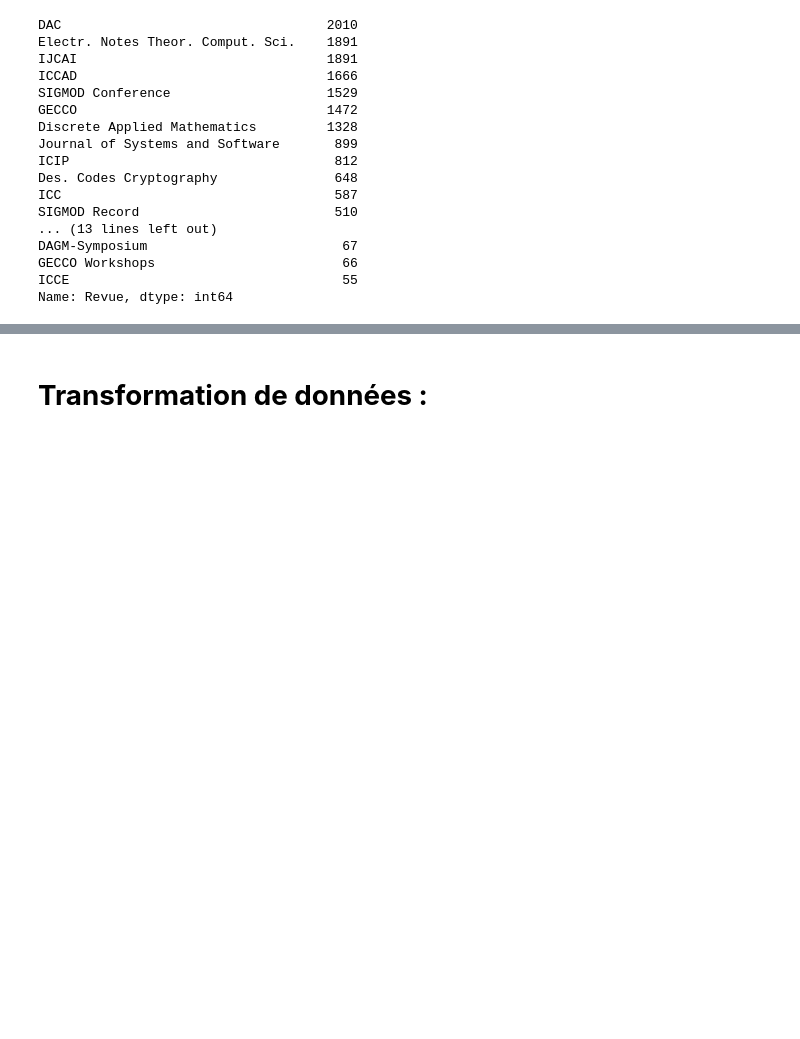
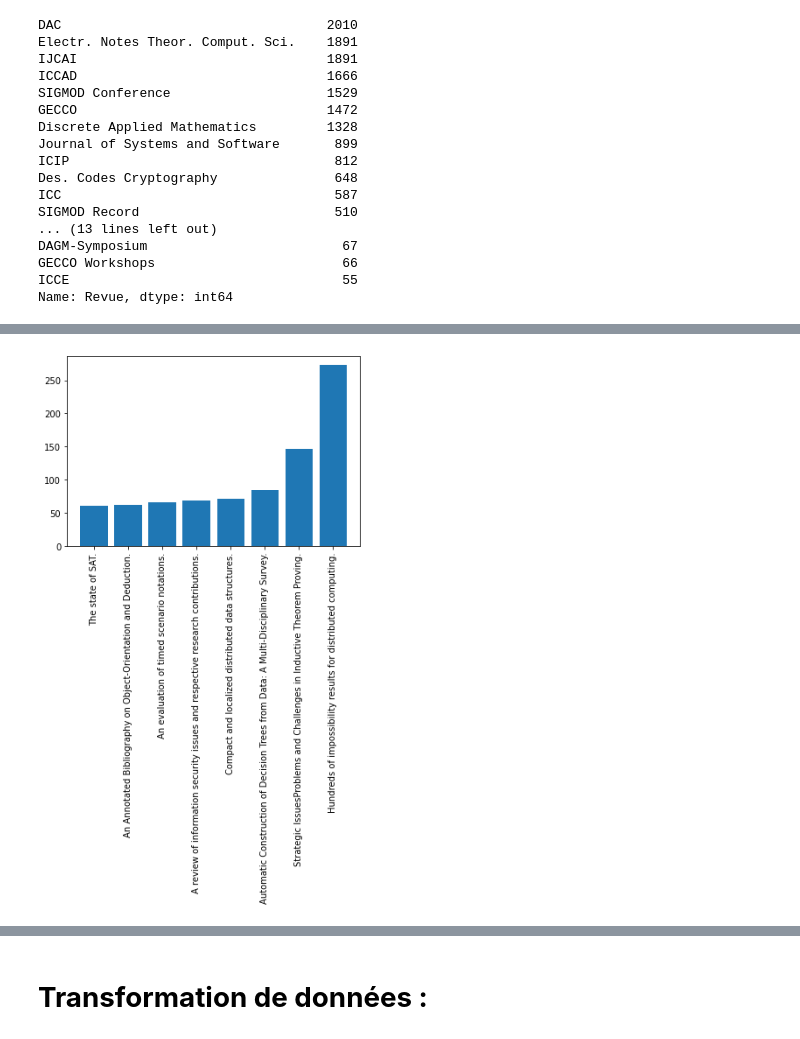
Before and after one commit to Erifai/Bi_Project, a Jupyter notebook: Projet_BI_NLP.ipynb, the cells around one changed output, grey strips where cells are left out. Saved outputs shown, nothing was run; the diff lists cells and outputs as text; code cells hidden in the pictures; blank space fills up the shorter version.

```diff
--- a/Projet_BI_NLP.ipynb
+++ b/Projet_BI_NLP.ipynb
@@ -201,2 +147,3 @@ memory usage: 3.0+ MB
-# %%
-df = df.sample(frac=0.15)
+# %%
+df['nombre_citation'] = df['IdRefrences'].map(lambda x : len(x.split("#")))
+df['nombre_citation']
@@ -202,0 +163,5 @@ df = df.sample(frac=0.15)
+# %%
+lii = df['nombre_citation'].to_list()
+lii.sort()
+list_nb_citation = lii[-8:]
+list_nb_citation
@@ -202,0 +170,7 @@ df = df.sample(frac=0.15)
+# %%
+list_abs = []
+for i in list_nb_citation:
+  ind = df[df['nombre_citation'] == i].index
+  list_abs.append(df.at[ind[0],"Titre"])
+
+list_abs
@@ -202,0 +186,13 @@ df = df.sample(frac=0.15)
+# %%
+height = list_abs
+bars = list_nb_citation
+y_pos = np.arange(len(bars))
+# Create bars
+plt.bar(y_pos, bars)
+# Create names on the x-axis
+degrees = 90
+plt.xticks(y_pos, height,rotation = degrees )
+# Show graphic
+plt.show()
+# %% [output]
+[figure, added]
```
Also changed, not shown: parts of 18 cells of this notebook.
